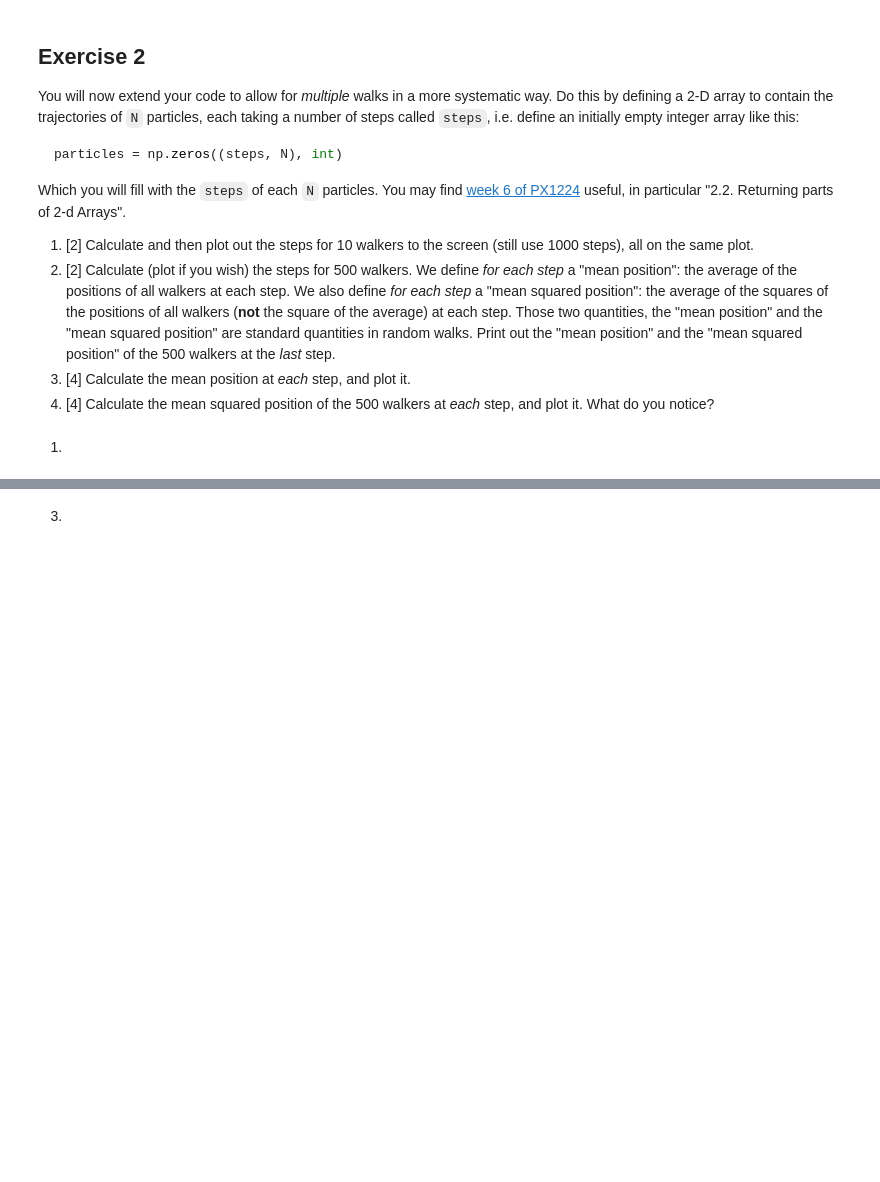
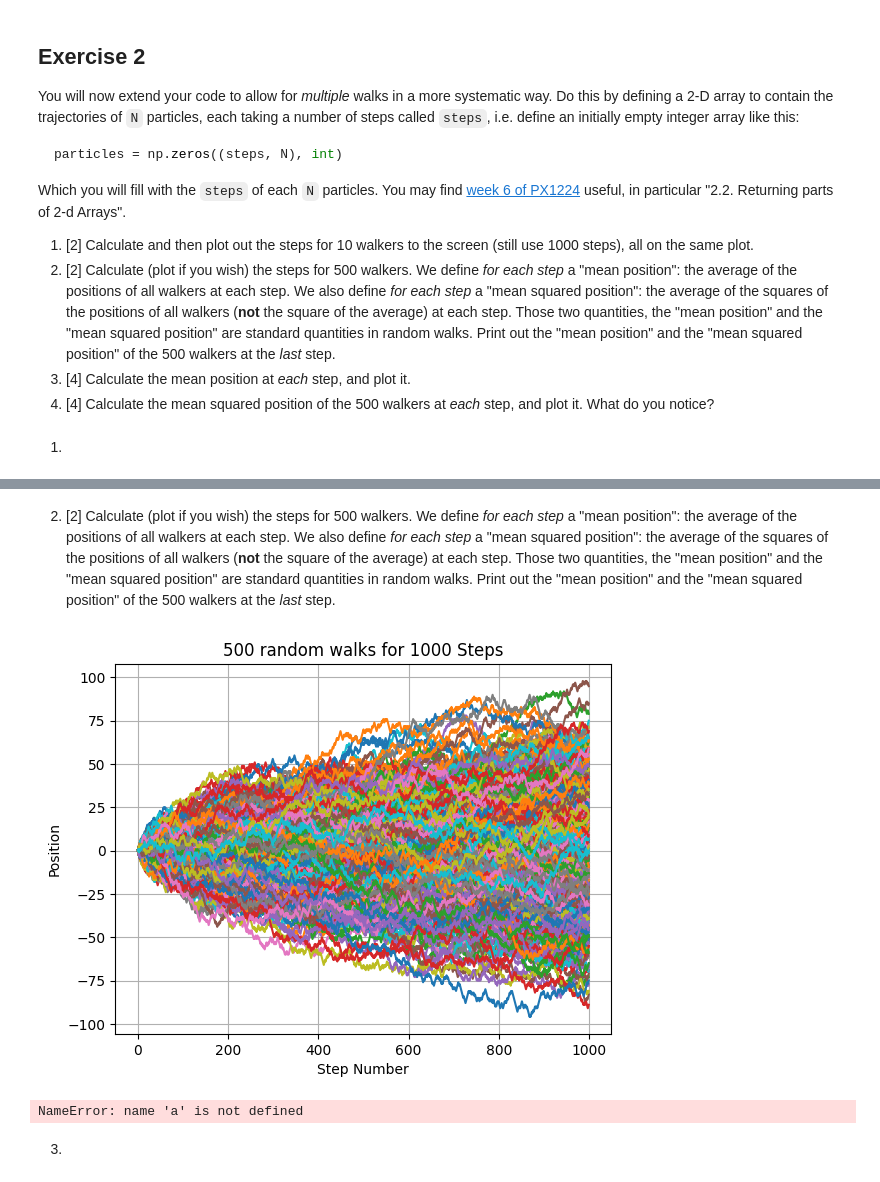
Before and after one commit to PX2145-2025/week-7-b-lowri-nicholls, a Jupyter notebook: Random_walk.ipynb, the cells around one changed output, grey strips where cells are left out. Saved outputs shown, nothing was run; the diff lists cells and outputs as text; code cells hidden in the pictures; blank space fills up the shorter version.

```diff
--- a/Random_walk.ipynb
+++ b/Random_walk.ipynb
@@ -182,3 +220,55 @@ plot it. What do you notice?
+# %% [markdown]
+2. [2] Calculate (plot if you wish) the steps for 500 walkers. We define _for each step_ a "mean position": the average of the positions of all walkers at each step. We also define _for each step_ a "mean squared position": the average of the squares of the positions of all walkers (**not** the square of the average) at each step. Those two quantities, the "mean position" and the "mean squared position" are standard quantities in random walks. Print out the "mean position" and the "mean squared position" of the 500 walkers at the _last_ step.
+# %%
+#Defining an intially empty array
+
+N= 500 #50 walkers
+steps = 1000
+particles = np.zeros((steps, N), int)
+
+def walk(particles):
+    '''
+    steps is the length of the 1-D random walk vector returned
+    '''
+    steps=1000
+    x = np.zeros(steps, int)  # initialise the array of integers
+    x[0] = 0  # start at the origin
+    for i in range(1, len(x)):
+        rnd = random()  # rnd selected from [0,1)
+        # step left or right randomly ...
+        if (rnd<0.5):
+            x[i] = x[i-1] + 1  # steps right one unit
+        else:
+            x[i] = x[i-1] - 1 # steps left one unit
+    return x
+
+#Define 1000 steps and 500 walkers
+steps=1000
+walks=500
+
+#Creating a loop to plot all 500 random walkers
+randomwalk = walk(steps)
+for steps in range(walks): #Walks being 10
+    randomwalk = walk(steps) #Defining within the loop also
+    plt.plot(randomwalk)
+
+plt.title('500 random walks for 1000 Steps')
+plt.xlabel('Step Number')
+plt.ylabel('Position')
+plt.grid(True)
+plt.show()
+
+#Defining mean position
+a[:,0]
+
+#Defining mean squared position
+
+#Printing mean position at the last step
+
+#Printing mean squared position at the last step
+# %% [output]
+[figure, added]
+NameError: name 'a' is not defined
 # %% [markdown]
 3.
 # %% [markdown]
```
Also changed, not shown: parts of 4 cells of this notebook.
